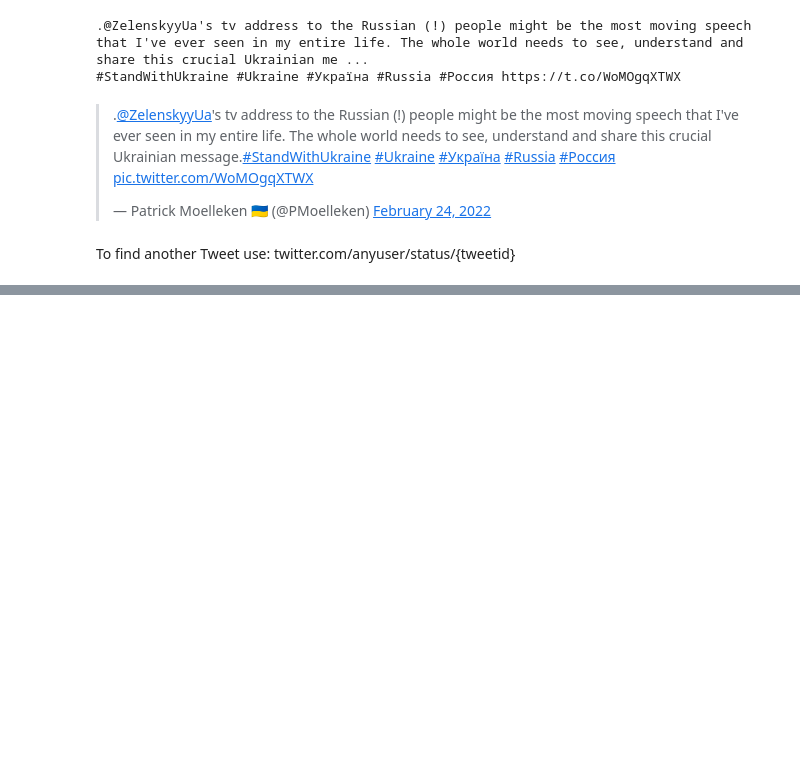
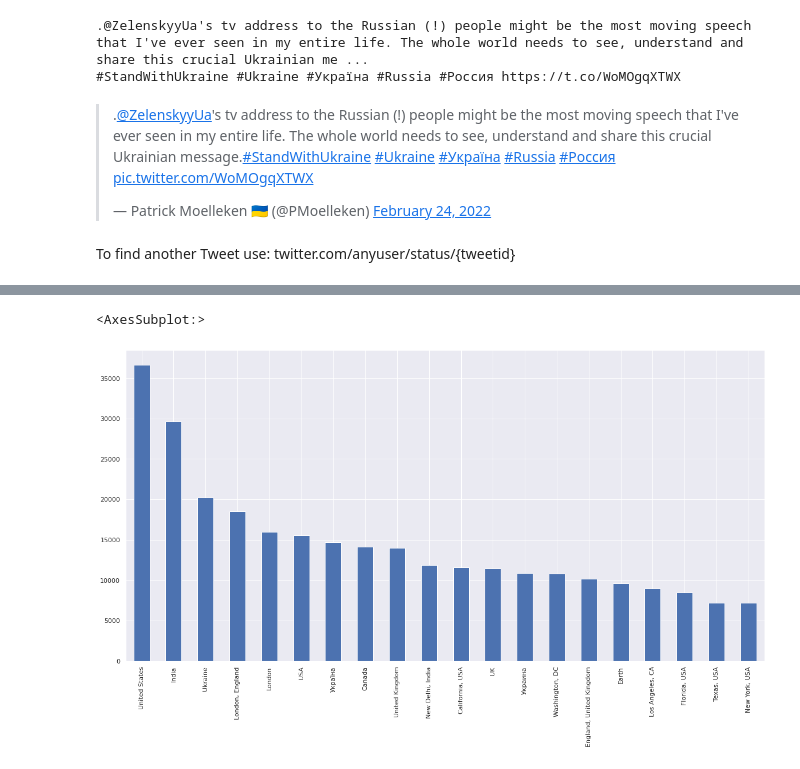
Before and after one commit to aegonwolf/ukraine-conflict-social-news, a Jupyter notebook: ukraine-conflict-twitter-eda.ipynb, the cells around one changed output, grey strips where cells are left out. Cells and saved outputs as stored; diff of their text form; code cells hidden in the pictures; blank space fills up the shorter version.

```diff
--- a/ukraine-conflict-twitter-eda.ipynb
+++ b/ukraine-conflict-twitter-eda.ipynb
@@ -58,0 +185,5 @@ sorted_tweets.tweetid.iloc[0]
+# %%
+df_en.location.value_counts()[:20].plot.bar()
+# %% [output]
+<AxesSubplot:>
+[figure, added]
```
Also changed, not shown: parts of 30 cells of this notebook.
